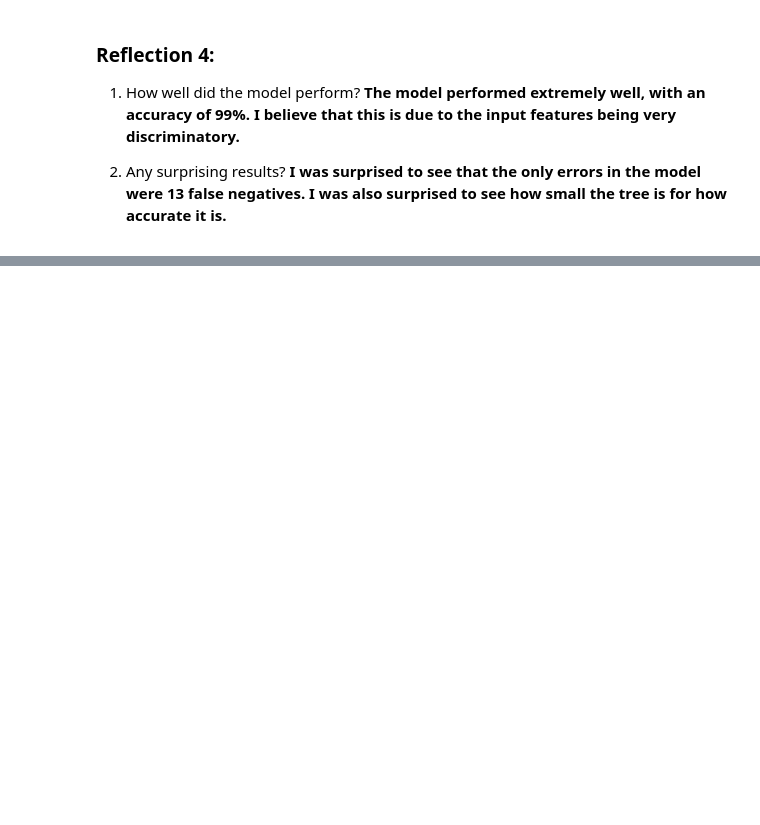
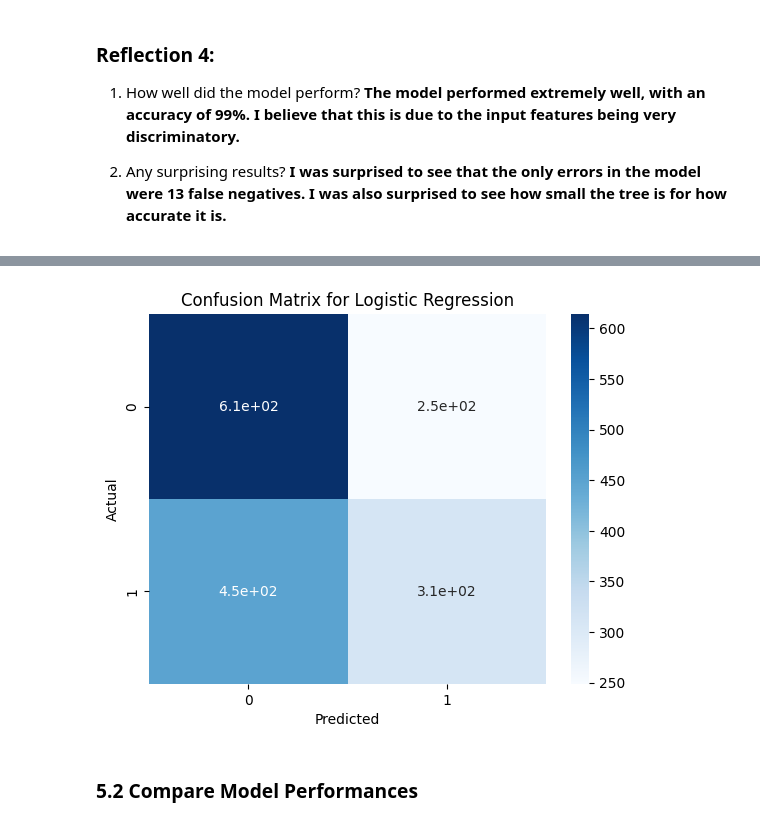
Before and after one commit to DMill31/ml_classification_miller, a Jupyter notebook: ml_midterm_miller.ipynb, the cells around one changed output, grey strips where cells are left out. Saved outputs shown, nothing was run; the diff lists cells and outputs as text; code cells hidden in the pictures; blank space fills up the shorter version.

Commit message:
Trained Logistic Regression for section 5

```diff
--- a/ml_midterm_miller.ipynb
+++ b/ml_midterm_miller.ipynb
@@ -293,0 +299,5 @@ plt.show()
+# %%
+# Train Logistic Regression model
+
+logreg = LogisticRegression()
+logreg.fit(X_train, y_train)
@@ -293,0 +306,11 @@ plt.show()
+# %%
+# Make predictions and print report
+# Predict on training data
+y1_pred_train = logreg.predict(X_train)
+print("Results for Logistic Regression on training data:")
+print(classification_report(y_train, y1_pred_train))
+
+# Predict on test data
+y1_pred = logreg.predict(X_test)
+print("Results for Logistic Regression on test data:")
+print(classification_report(y_test, y1_pred))
@@ -293,0 +337,14 @@ plt.show()
+# %%
+# Create confusion matrix for logistic regression
+cm1 = confusion_matrix(y_test, y1_pred)
+
+# Plot confusion matrix as heatmap
+sns.heatmap(cm1, annot=True, cmap="Blues")
+plt.title("Confusion Matrix for Logistic Regression")
+plt.xlabel("Predicted")
+plt.ylabel("Actual")
+plt.show()
+# %% [output]
+[figure, added]
+# %% [markdown]
+### 5.2 Compare Model Performances
```
Also changed, not shown: parts of 8 cells of this notebook.
